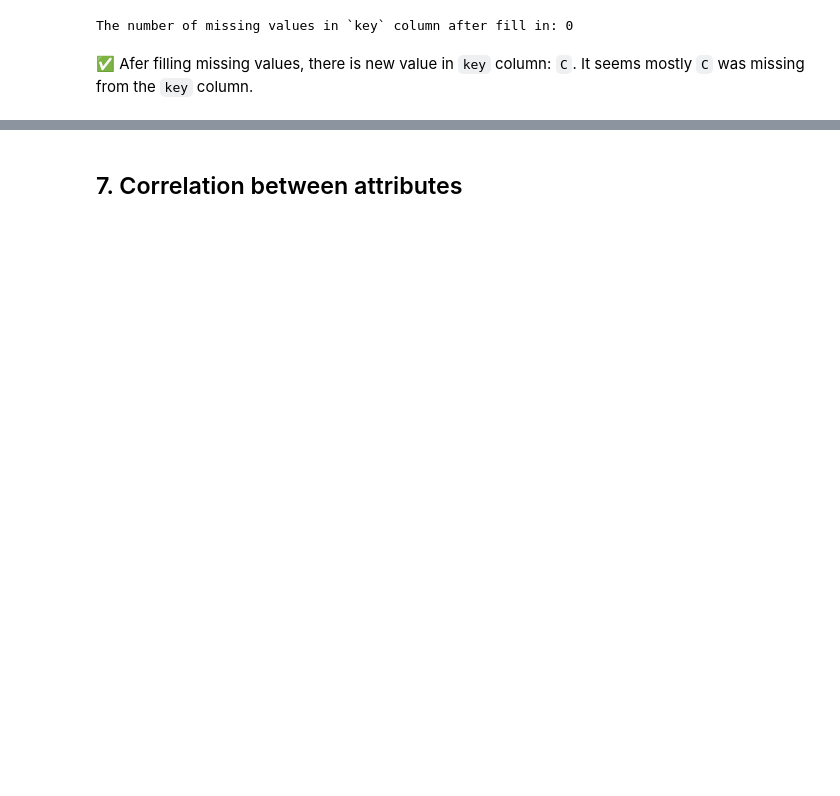
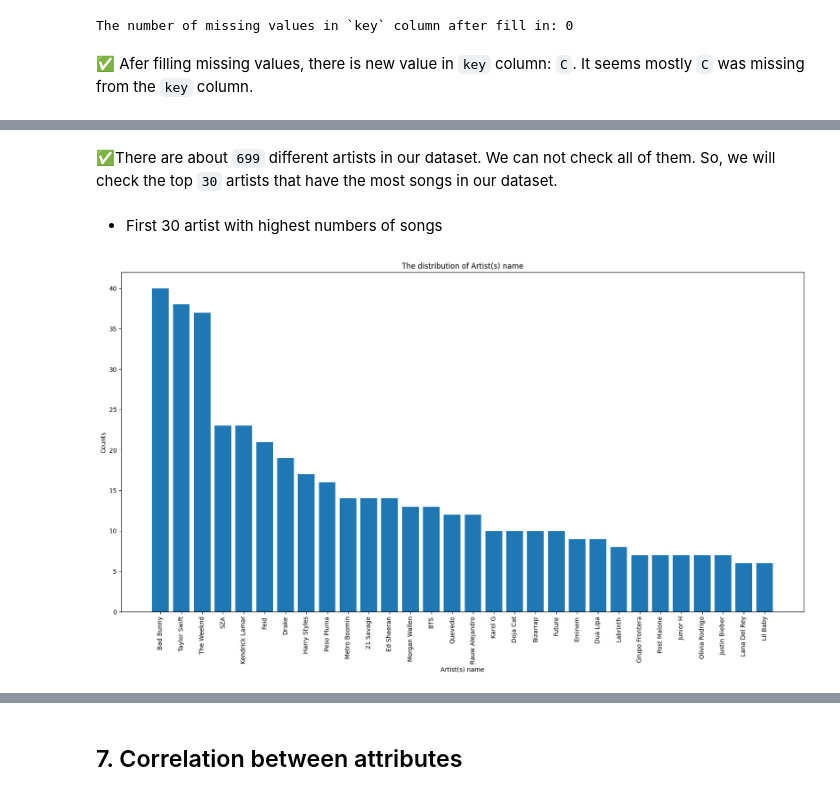
Before and after one commit to khanhnhan1512/Final-Project-DS-Programming, a Jupyter notebook: 02-Data_Exploration_and_Preprocessing.ipynb, the cells around one changed output, grey strips where cells are left out. Drawn from its saved outputs; the diff is of its cells as text; code cells hidden in the pictures; blank space fills up the shorter version.

```diff
--- a/02-Data_Exploration_and_Preprocessing.ipynb
+++ b/02-Data_Exploration_and_Preprocessing.ipynb
@@ -333,3 +354,5 @@ dtype: int64
+# %%
+df[['streams', 'in_shazam_charts']] = df[['streams', 'in_shazam_charts']].apply(round)
 # %% [markdown]
 ### 4.2 Distribution and descriptive statistics of numerical attributes
 # %% [markdown]
@@ -529,0 +553,17 @@ The number of missing values in `key` column after fill in: 0
+# %% [markdown]
+✅There are about `699` different artists in our dataset. We can not check all of them. So, we will check the top `30` artists that have the most songs in our dataset.
+# %% [markdown]
+- First 30 artist with highest numbers of songs
+# %%
+# Some songs have multiple artists, so we need to split the string and count the number of artists
+artist_name_count = df['artist(s)_name'].str.split(', ').explode().value_counts()[:30]
+fig, ax = plt.subplots(figsize=(20, 10))
+ax.bar(artist_name_count.index, artist_name_count.values)
+ax.set_xticks(range(len(artist_name_count.index)))
+ax.set_xticklabels(artist_name_count.index, rotation=90)
+ax.set_xlabel('Artist(s) name')
+ax.set_ylabel('Counts')
+ax.set_title('The distribution of Artist(s) name')
+plt.show()
+# %% [output]
+[figure, added]
```
Also changed, not shown: parts of 60 cells of this notebook, 3 other files.
